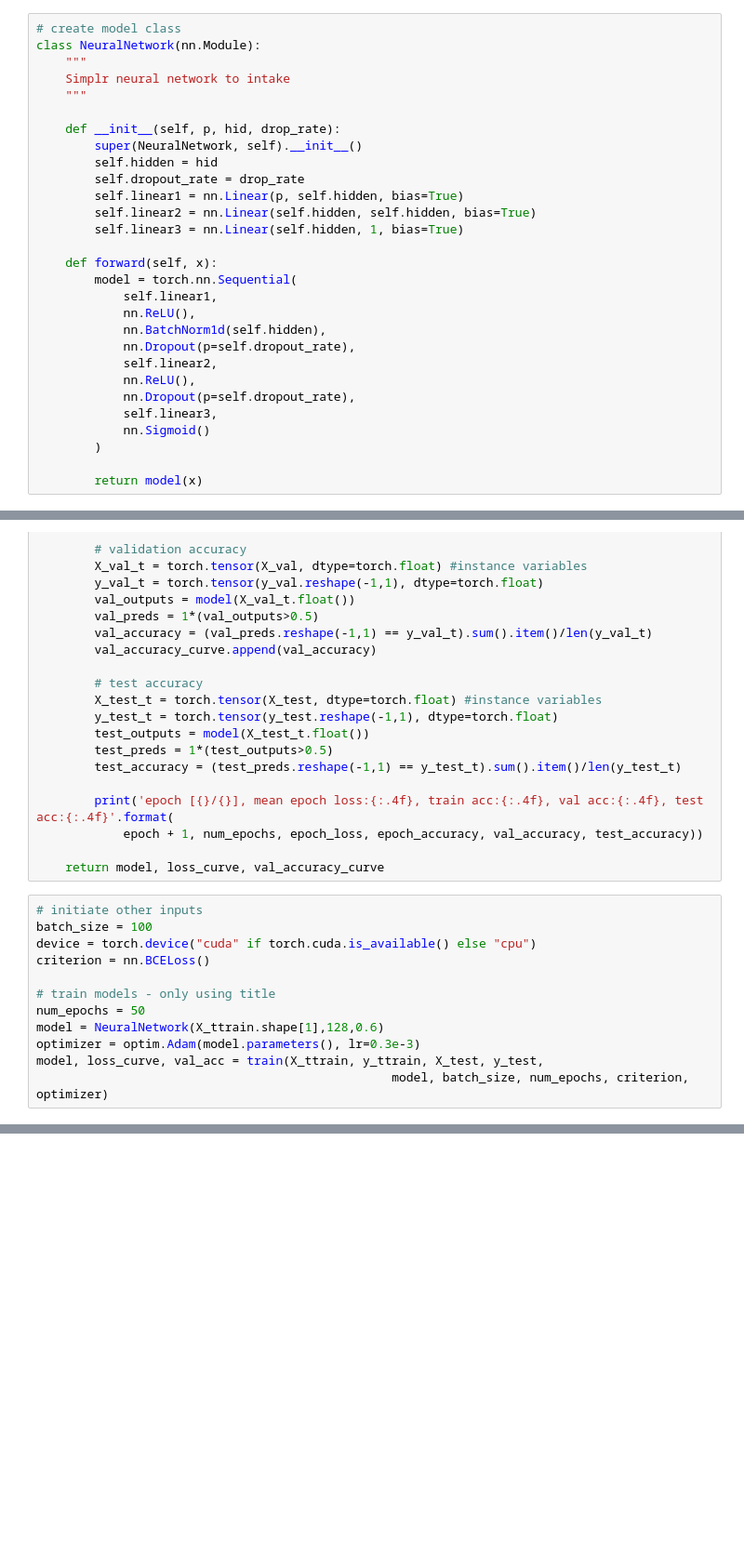
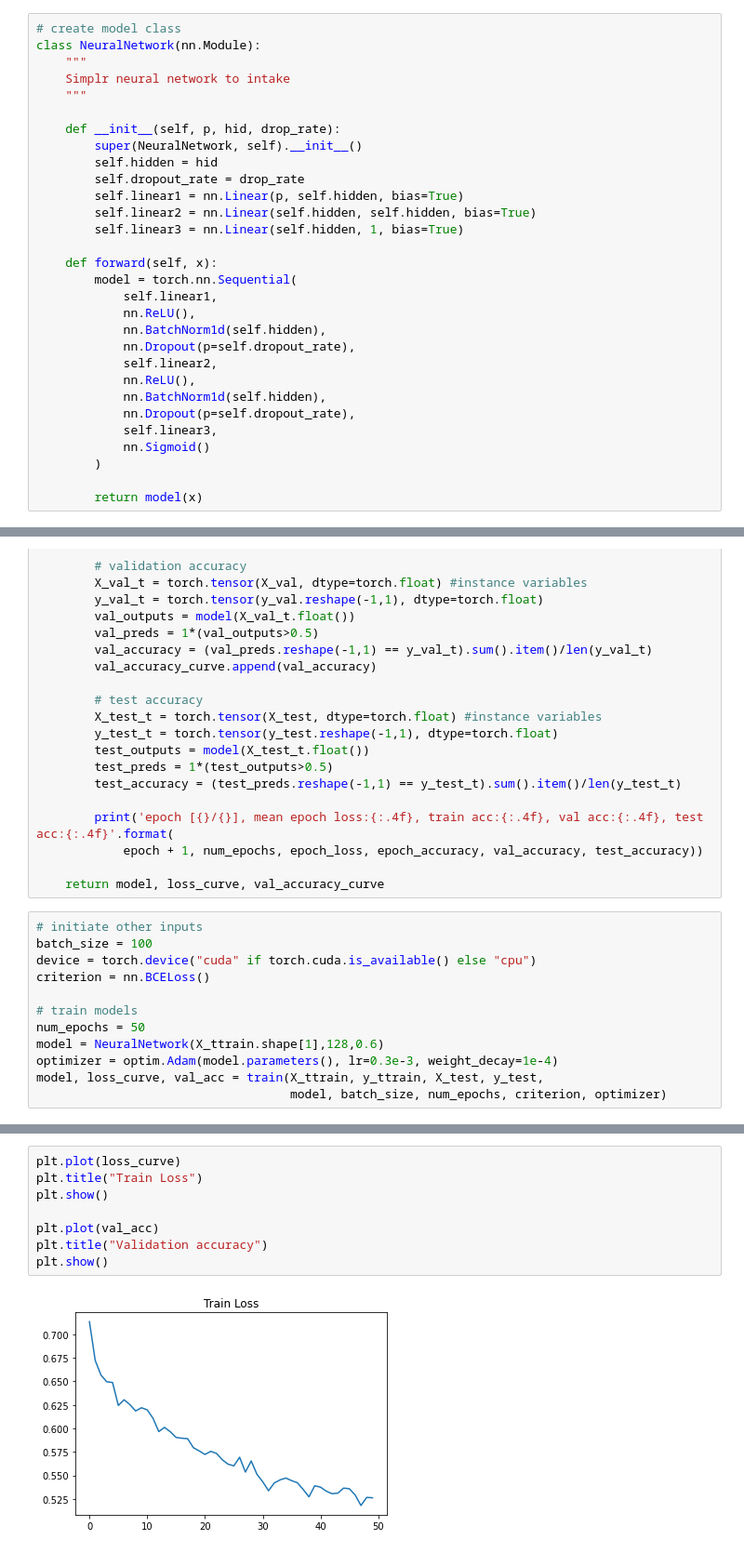
Before and after one commit to zycalice/securities-class-action, a Jupyter notebook: notebooks/train_models_dismissed_classification.ipynb, the cells around one changed output, grey strips where cells are left out. Shown at 93% size. Saved outputs shown, nothing was run; the diff lists cells and outputs as text; blank space fills up the shorter version.

```diff
--- a/notebooks/train_models_dismissed_classification.ipynb
+++ b/notebooks/train_models_dismissed_classification.ipynb
@@ -388,6 +418,7 @@ class NeuralNetwork(nn.Module):
             nn.Dropout(p=self.dropout_rate),
             self.linear2,
             nn.ReLU(),
+            nn.BatchNorm1d(self.hidden),
             nn.Dropout(p=self.dropout_rate),
             self.linear3,
             nn.Sigmoid()
@@ -456,10 +487,10 @@ batch_size = 100
 device = torch.device("cuda" if torch.cuda.is_available() else "cpu")
 criterion = nn.BCELoss()
 
-# train models - only using title
+# train models
 num_epochs = 50
 model = NeuralNetwork(X_ttrain.shape[1],128,0.6)
-optimizer = optim.Adam(model.parameters(), lr=0.3e-3)
+optimizer = optim.Adam(model.parameters(), lr=0.3e-3, weight_decay=1e-4)
 model, loss_curve, val_acc = train(X_ttrain, y_ttrain, X_test, y_test,
-                                                 model, batch_size, num_epochs, criterion, optimizer)
+                                   model, batch_size, num_epochs, criterion, optimizer)
 # %% [output]
@@ -487,0 +514,10 @@ plt.show()
+# %%
+plt.plot(loss_curve)
+plt.title("Train Loss")
+plt.show()
+
+plt.plot(val_acc)
+plt.title("Validation accuracy")
+plt.show()
+# %% [output]
+[figure, added]
```
Also changed, not shown: parts of 9 cells of this notebook, 1 other file.
